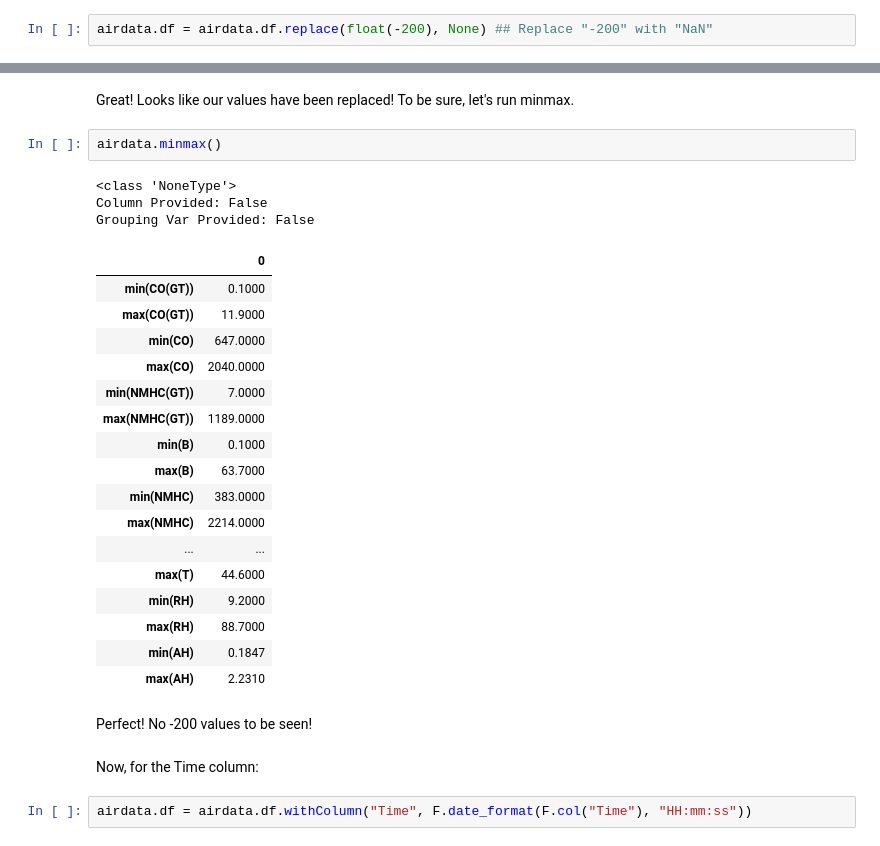
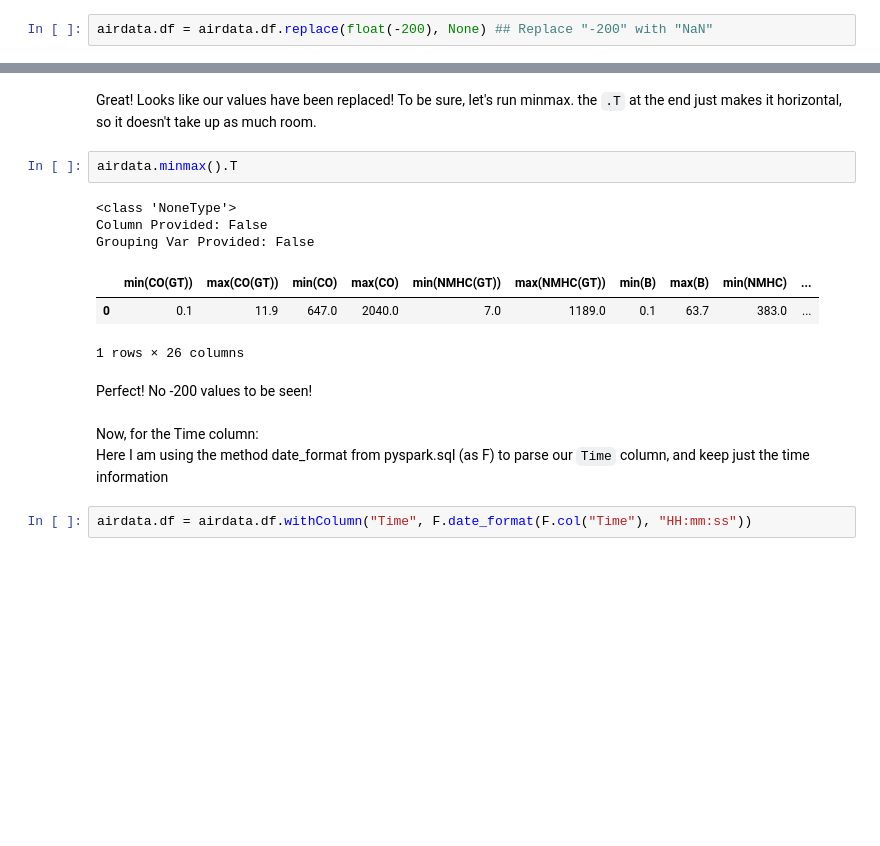
Before and after one commit to tort-cam/ST554Proj2, a Jupyter notebook: Project2.ipynb, the cells around one changed output, grey strips where cells are left out. Drawn from its saved outputs; the diff is of its cells as text; blank space fills up the shorter version.

```diff
--- a/Project2.ipynb
+++ b/Project2.ipynb
@@ -118,32 +112,19 @@ only showing top 20 rows
 # %% [markdown]
-Great! Looks like our values have been replaced! To be sure, let's run minmax.
+Great! Looks like our values have been replaced! To be sure, let's run minmax. the `.T` at the end just makes it horizontal, so it doesn't take up as much room.
 # %%
-airdata.minmax()
+airdata.minmax().T
 # %% [output]
 <class 'NoneType'>
 Column Provided: False
 Grouping Var Provided: False
-|  | 0 |
-| min(CO(GT)) | 0.1000 |
-| max(CO(GT)) | 11.9000 |
-| min(CO) | 647.0000 |
-| max(CO) | 2040.0000 |
-| min(NMHC(GT)) | 7.0000 |
-| max(NMHC(GT)) | 1189.0000 |
-| min(B) | 0.1000 |
-| max(B) | 63.7000 |
-| min(NMHC) | 383.0000 |
-| max(NMHC) | 2214.0000 |
-| ... | ... |
-| max(T) | 44.6000 |
-| min(RH) | 9.2000 |
-| max(RH) | 88.7000 |
-| min(AH) | 0.1847 |
-| max(AH) | 2.2310 |
+|  | min(CO(GT)) | max(CO(GT)) | min(CO) | max(CO) | min(NMHC(GT)) | max(NMHC(GT)) | min(B) | max(B) | min(NMHC) | ... |
+| 0 | 0.1 | 11.9 | 647.0 | 2040.0 | 7.0 | 1189.0 | 0.1 | 63.7 | 383.0 | ... |
+1 rows × 26 columns
 # %% [markdown]
 Perfect! No -200 values to be seen!
 # %% [markdown]
-Now, for the Time column:
+Now, for the Time column: \
+Here I am using the method date_format from pyspark.sql (as F) to parse our `Time` column, and keep just the time information
 # %%
 airdata.df = airdata.df.withColumn("Time", F.date_format(F.col("Time"), "HH:mm:ss"))
 # %%
```
Also changed, not shown: parts of 57 cells of this notebook.
